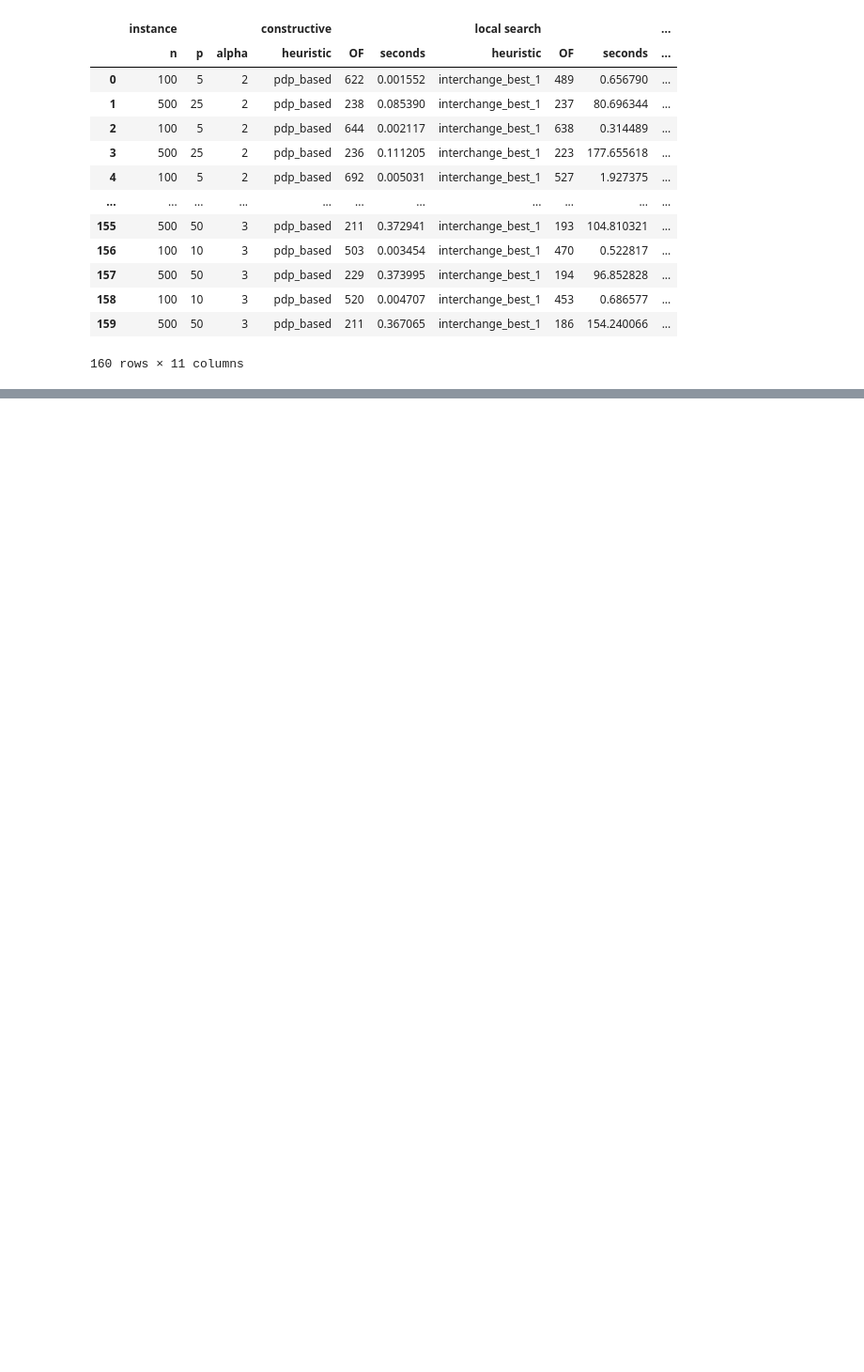
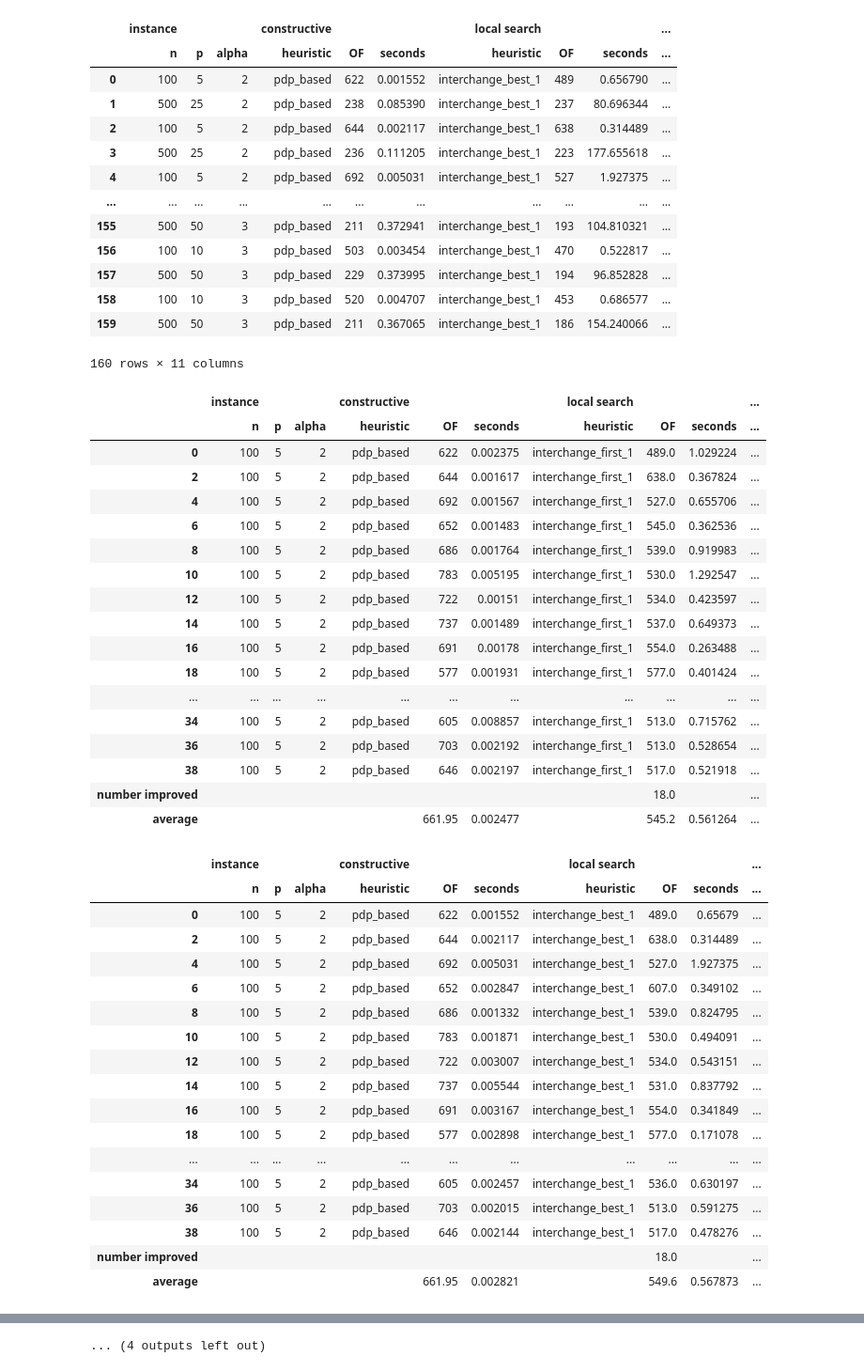
Before and after one commit to netotz/alpha-neighbor-p-center-problem, a Jupyter notebook: anpcp/ilocal_search.ipynb, the cells around one changed output, grey strips where cells are left out. Shown at 94% size. Cells and saved outputs as stored; diff of their text form; code cells hidden in the pictures; blank space fills up the shorter version.

Commit message:
Compare results of local search

```diff
--- a/anpcp/ilocal_search.ipynb
+++ b/anpcp/ilocal_search.ipynb
@@ -57,23 +60,5 @@ if1
 | 158 | 100 | 10 | 3 | pdp_based | 520 | 0.003181 | interchange_first_1 | 431 | 0.940550 | ... |
 | 159 | 500 | 50 | 3 | pdp_based | 211 | 0.301416 | interchange_first_1 | 186 | 139.423139 | ... |
 160 rows × 11 columns
-# %%
-def filter_dataframe(dataframe):
-    return {
-        n: {
-            p: {
-                alpha: add_improvement_stats(
-                    dataframe[
-                        (dataframe['instance', 'n'] == n) &
-                        (dataframe['instance', 'p'] == p) &
-                        (dataframe['instance', 'alpha'] == alpha)
-                    ]
-                )
-                for alpha in dataframe['instance', 'alpha'].unique()
-            }
-            for p in dataframe['instance', 'p'].unique()
-        }
-        for n in dataframe['instance', 'n'].unique()
-    }
 # %%
 filtered_if1 = filter_dataframe(if1)
@@ -133,3 +97,49 @@ ib1
 160 rows × 11 columns
 # %%
 filtered_ib1 = filter_dataframe(ib1)
+# %%
+from itertools import product
+
+from IPython.display import display
+
+for n, p, alpha in product((100, 500), (0.05, 0.1), (2, 3)):
+    display(filtered_if1[n][n * p][alpha])
+    display(filtered_ib1[n][n * p][alpha])
+    print('\n')
+# %% [output]
+|  | instance |  |  | constructive |  |  | local search |  |  | ... |
+|  | n | p | alpha | heuristic | OF | seconds | heuristic | OF | seconds | ... |
+| 0 | 100 | 5 | 2 | pdp_based | 622 | 0.002375 | interchange_first_1 | 489.0 | 1.029224 | ... |
+| 2 | 100 | 5 | 2 | pdp_based | 644 | 0.001617 | interchange_first_1 | 638.0 | 0.367824 | ... |
+| 4 | 100 | 5 | 2 | pdp_based | 692 | 0.001567 | interchange_first_1 | 527.0 | 0.655706 | ... |
+| 6 | 100 | 5 | 2 | pdp_based | 652 | 0.001483 | interchange_first_1 | 545.0 | 0.362536 | ... |
+| 8 | 100 | 5 | 2 | pdp_based | 686 | 0.001764 | interchange_first_1 | 539.0 | 0.919983 | ... |
+| 10 | 100 | 5 | 2 | pdp_based | 783 | 0.005195 | interchange_first_1 | 530.0 | 1.292547 | ... |
+| 12 | 100 | 5 | 2 | pdp_based | 722 | 0.00151 | interchange_first_1 | 534.0 | 0.423597 | ... |
+| 14 | 100 | 5 | 2 | pdp_based | 737 | 0.001489 | interchange_first_1 | 537.0 | 0.649373 | ... |
+| 16 | 100 | 5 | 2 | pdp_based | 691 | 0.00178 | interchange_first_1 | 554.0 | 0.263488 | ... |
+| 18 | 100 | 5 | 2 | pdp_based | 577 | 0.001931 | interchange_first_1 | 577.0 | 0.401424 | ... |
+| ... | ... | ... | ... | ... | ... | ... | ... | ... | ... | ... |
+| 34 | 100 | 5 | 2 | pdp_based | 605 | 0.008857 | interchange_first_1 | 513.0 | 0.715762 | ... |
+| 36 | 100 | 5 | 2 | pdp_based | 703 | 0.002192 | interchange_first_1 | 513.0 | 0.528654 | ... |
+| 38 | 100 | 5 | 2 | pdp_based | 646 | 0.002197 | interchange_first_1 | 517.0 | 0.521918 | ... |
+| number improved |  |  |  |  |  |  |  | 18.0 |  | ... |
+| average |  |  |  |  | 661.95 | 0.002477 |  | 545.2 | 0.561264 | ... |
+|  | instance |  |  | constructive |  |  | local search |  |  | ... |
+|  | n | p | alpha | heuristic | OF | seconds | heuristic | OF | seconds | ... |
+| 0 | 100 | 5 | 2 | pdp_based | 622 | 0.001552 | interchange_best_1 | 489.0 | 0.65679 | ... |
+| 2 | 100 | 5 | 2 | pdp_based | 644 | 0.002117 | interchange_best_1 | 638.0 | 0.314489 | ... |
+| 4 | 100 | 5 | 2 | pdp_based | 692 | 0.005031 | interchange_best_1 | 527.0 | 1.927375 | ... |
+| 6 | 100 | 5 | 2 | pdp_based | 652 | 0.002847 | interchange_best_1 | 607.0 | 0.349102 | ... |
+| 8 | 100 | 5 | 2 | pdp_based | 686 | 0.001332 | interchange_best_1 | 539.0 | 0.824795 | ... |
+| 10 | 100 | 5 | 2 | pdp_based | 783 | 0.001871 | interchange_best_1 | 530.0 | 0.494091 | ... |
+| 12 | 100 | 5 | 2 | pdp_based | 722 | 0.003007 | interchange_best_1 | 534.0 | 0.543151 | ... |
+| 14 | 100 | 5 | 2 | pdp_based | 737 | 0.005544 | interchange_best_1 | 531.0 | 0.837792 | ... |
+| 16 | 100 | 5 | 2 | pdp_based | 691 | 0.003167 | interchange_best_1 | 554.0 | 0.341849 | ... |
+| 18 | 100 | 5 | 2 | pdp_based | 577 | 0.002898 | interchange_best_1 | 577.0 | 0.171078 | ... |
+| ... | ... | ... | ... | ... | ... | ... | ... | ... | ... | ... |
+| 34 | 100 | 5 | 2 | pdp_based | 605 | 0.002457 | interchange_best_1 | 536.0 | 0.630197 | ... |
+| 36 | 100 | 5 | 2 | pdp_based | 703 | 0.002015 | interchange_best_1 | 513.0 | 0.591275 | ... |
+| 38 | 100 | 5 | 2 | pdp_based | 646 | 0.002144 | interchange_best_1 | 517.0 | 0.478276 | ... |
+| number improved |  |  |  |  |  |  |  | 18.0 |  | ... |
+| average |  |  |  |  | 661.95 | 0.002821 |  | 549.6 | 0.567873 | ... |
@@ -135,0 +326 @@ filtered_ib1 = filter_dataframe(ib1)
+... (4 outputs left out)
```
Also changed, not shown: parts of 7 cells of this notebook.
